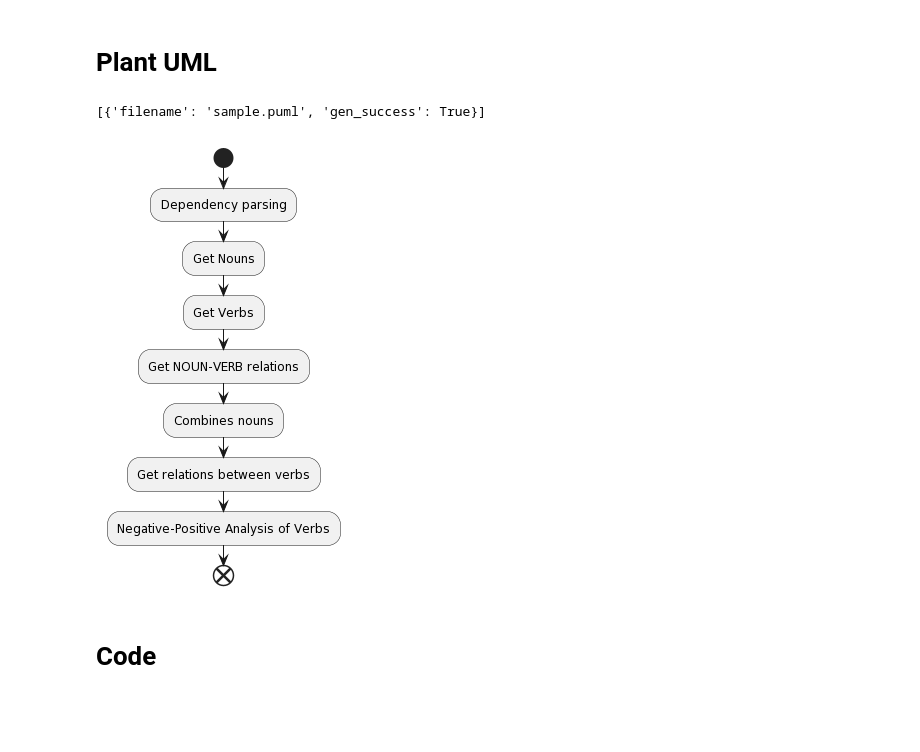
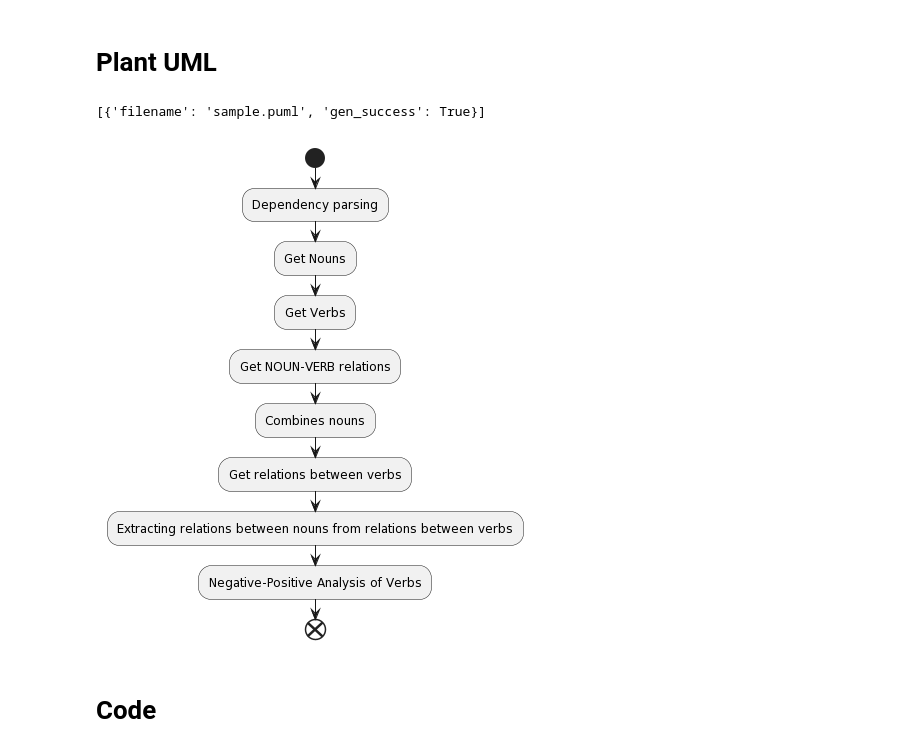
Before and after one commit to kapibara3chi/NLPTesForGC, a Jupyter notebook: NLPTest.ipynb, the cells around one changed output. Drawn from its saved outputs; the diff is of its cells as text; code cells hidden in the pictures; blank space fills up the shorter version.

```diff
--- a/NLPTest.ipynb
+++ b/NLPTest.ipynb
@@ -28,29 +28,30 @@ Successfully installed SudachiDict-core-20221021 SudachiPy-0.6.6 ginza-5.1.2 gin
 # %%
 with open('/content/sample.puml', 'w+') as f:
 	f.write('''
 
 @startuml
 start
 :Dependency parsing;
 :Get Nouns;
 :Get Verbs;
 :Get NOUN-VERB relations;
 :Combines nouns;
 :Get relations between verbs;
+:Extracting relations between nouns from relations between verbs;
 :Negative-Positive Analysis of Verbs;
 end
 @enduml
 
 ''')
 
 !python -m plantuml sample.puml
 
 from IPython.display import Image
 
 Image('sample.png')
 # %% [output]
 [{'filename': 'sample.puml', 'gen_success': True}]
-[figure, old version]
+[figure, new version]
 # %% [markdown]
 # Code
 # %%
```
Also changed, not shown: parts of 2 cells of this notebook.
